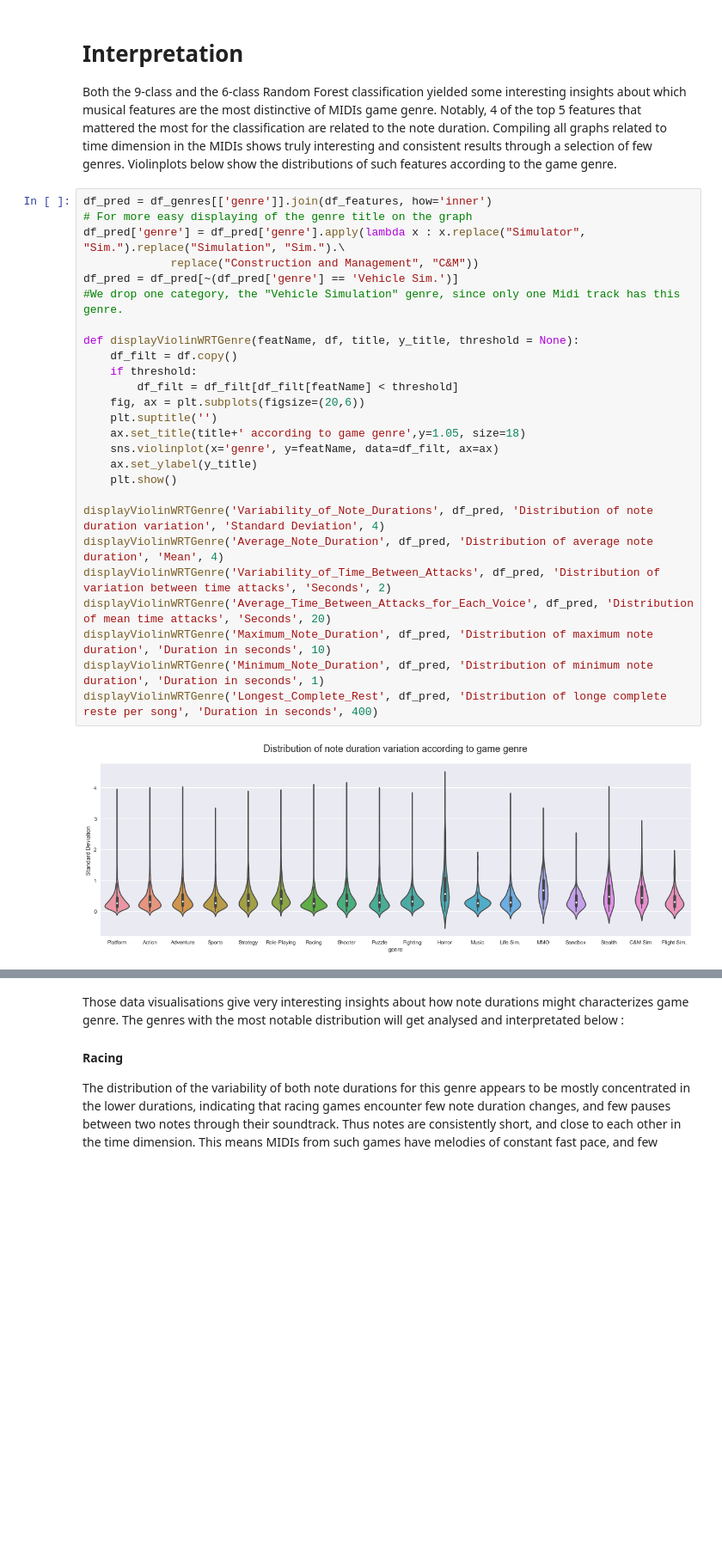
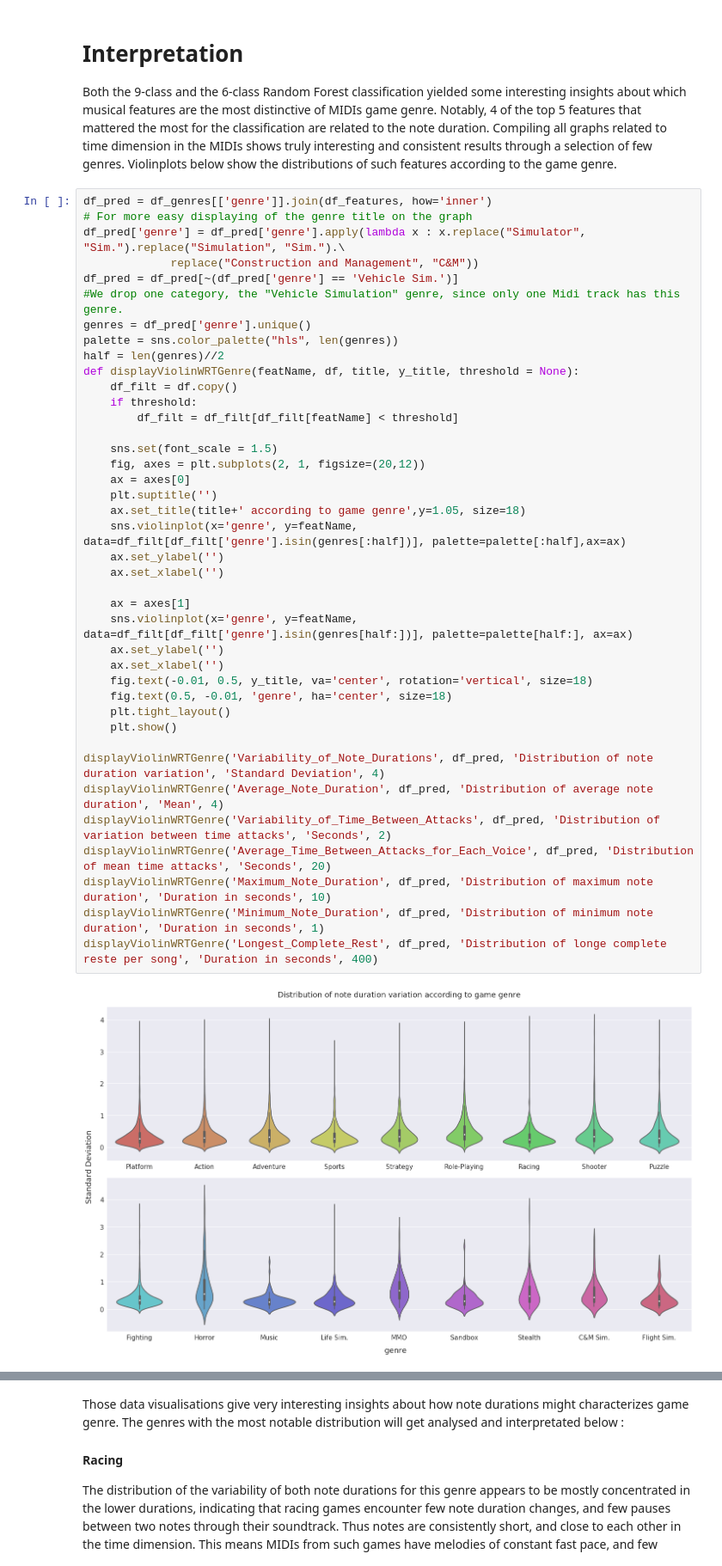
Before and after one commit to cedricviaccoz/musicology, a Jupyter notebook: dataset/Final Analysis, Results and Interpretations.ipynb, the cells around one changed output, grey strips where cells are left out. Shown at 86% size. Saved outputs shown, nothing was run; the diff lists cells and outputs as text; blank space fills up the shorter version.

```diff
--- a/dataset/Final Analysis, Results and Interpretations.ipynb
+++ b/dataset/Final Analysis, Results and Interpretations.ipynb
@@ -262,28 +264,42 @@ Both the 9-class and the 6-class Random Forest classification yielded some inter
 # %%
 df_pred = df_genres[['genre']].join(df_features, how='inner')
 # For more easy displaying of the genre title on the graph
 df_pred['genre'] = df_pred['genre'].apply(lambda x : x.replace("Simulator", "Sim.").replace("Simulation", "Sim.").\
              replace("Construction and Management", "C&M"))
 df_pred = df_pred[~(df_pred['genre'] == 'Vehicle Sim.')]
 #We drop one category, the "Vehicle Simulation" genre, since only one Midi track has this genre.
-
+genres = df_pred['genre'].unique()
+palette = sns.color_palette("hls", len(genres))
+half = len(genres)//2
 def displayViolinWRTGenre(featName, df, title, y_title, threshold = None):
     df_filt = df.copy()
     if threshold:
         df_filt = df_filt[df_filt[featName] < threshold]
-    fig, ax = plt.subplots(figsize=(20,6))
+
+    sns.set(font_scale = 1.5)
+    fig, axes = plt.subplots(2, 1, figsize=(20,12))
+    ax = axes[0]
     plt.suptitle('')
     ax.set_title(title+' according to game genre',y=1.05, size=18)
-    sns.violinplot(x='genre', y=featName, data=df_filt, ax=ax)
-    ax.set_ylabel(y_title)
+    sns.violinplot(x='genre', y=featName, data=df_filt[df_filt['genre'].isin(genres[:half])], palette=palette[:half],ax=ax)
+    ax.set_ylabel('')
+    ax.set_xlabel('')
+
+    ax = axes[1]
+    sns.violinplot(x='genre', y=featName, data=df_filt[df_filt['genre'].isin(genres[half:])], palette=palette[half:], ax=ax)
+    ax.set_ylabel('')
+    ax.set_xlabel('')
+    fig.text(-0.01, 0.5, y_title, va='center', rotation='vertical', size=18)
+    fig.text(0.5, -0.01, 'genre', ha='center', size=18)
+    plt.tight_layout()
     plt.show()
 
 displayViolinWRTGenre('Variability_of_Note_Durations', df_pred, 'Distribution of note duration variation', 'Standard Deviation', 4)
 displayViolinWRTGenre('Average_Note_Duration', df_pred, 'Distribution of average note duration', 'Mean', 4)
 displayViolinWRTGenre('Variability_of_Time_Between_Attacks', df_pred, 'Distribution of variation between time attacks', 'Seconds', 2)
 displayViolinWRTGenre('Average_Time_Between_Attacks_for_Each_Voice', df_pred, 'Distribution of mean time attacks', 'Seconds', 20)
 displayViolinWRTGenre('Maximum_Note_Duration', df_pred, 'Distribution of maximum note duration', 'Duration in seconds', 10)
 displayViolinWRTGenre('Minimum_Note_Duration', df_pred, 'Distribution of minimum note duration', 'Duration in seconds', 1)
 displayViolinWRTGenre('Longest_Complete_Rest', df_pred, 'Distribution of longe complete reste per song', 'Duration in seconds', 400)
 # %% [output]
-[figure, old version]
+[figure, new version]
```
Also changed, not shown: parts of 4 cells of this notebook, 2 other files.
